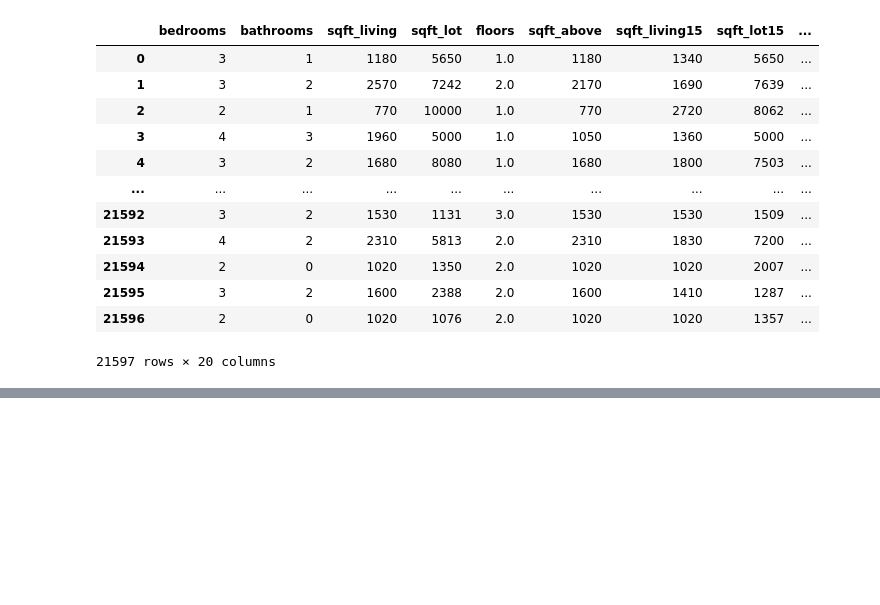
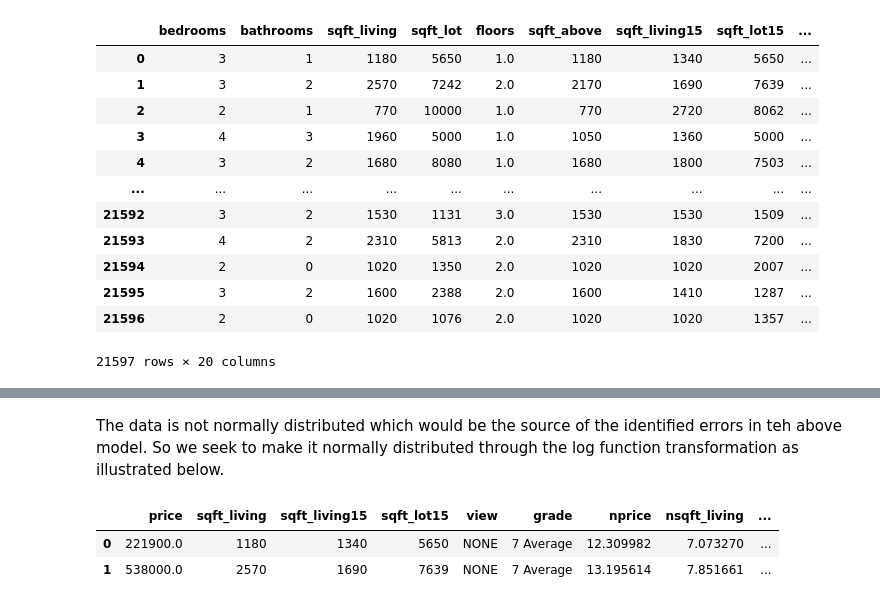
Before and after one commit to Bonnie10/Housing_Project, a Jupyter notebook: student.ipynb, the cells around one changed output, grey strips where cells are left out. Cells and saved outputs as stored; diff of their text form; code cells hidden in the pictures; blank space fills up the shorter version.

```diff
--- a/student.ipynb
+++ b/student.ipynb
@@ -837,0 +872,17 @@ Name: price, dtype: float64
+# %% [markdown]
+The data is not normally distributed which would be the source of the identified errors in teh above model. So we seek to make it normally distributed through the log function transformation as illustrated below.
+# %%
+import warnings
+warnings.filterwarnings('ignore')
+modifieddf[['nprice' ,
+            'nsqft_living' ,
+            'nsqft_living15' ,
+            'nsqft_lot15']] = np.log(modifieddf[['price' ,
+                                          'sqft_living' ,
+                                          'sqft_living15' ,
+                                          'sqft_lot15']])
+modifieddf.head(2)
+# %% [output]
+|  | price | sqft_living | sqft_living15 | sqft_lot15 | view | grade | nprice | nsqft_living | ... |
+| 0 | 221900.0 | 1180 | 1340 | 5650 | NONE | 7 Average | 12.309982 | 7.073270 | ... |
+| 1 | 538000.0 | 2570 | 1690 | 7639 | NONE | 7 Average | 13.195614 | 7.851661 | ... |
```
Also changed, not shown: parts of 30 cells of this notebook, 1 other file.
